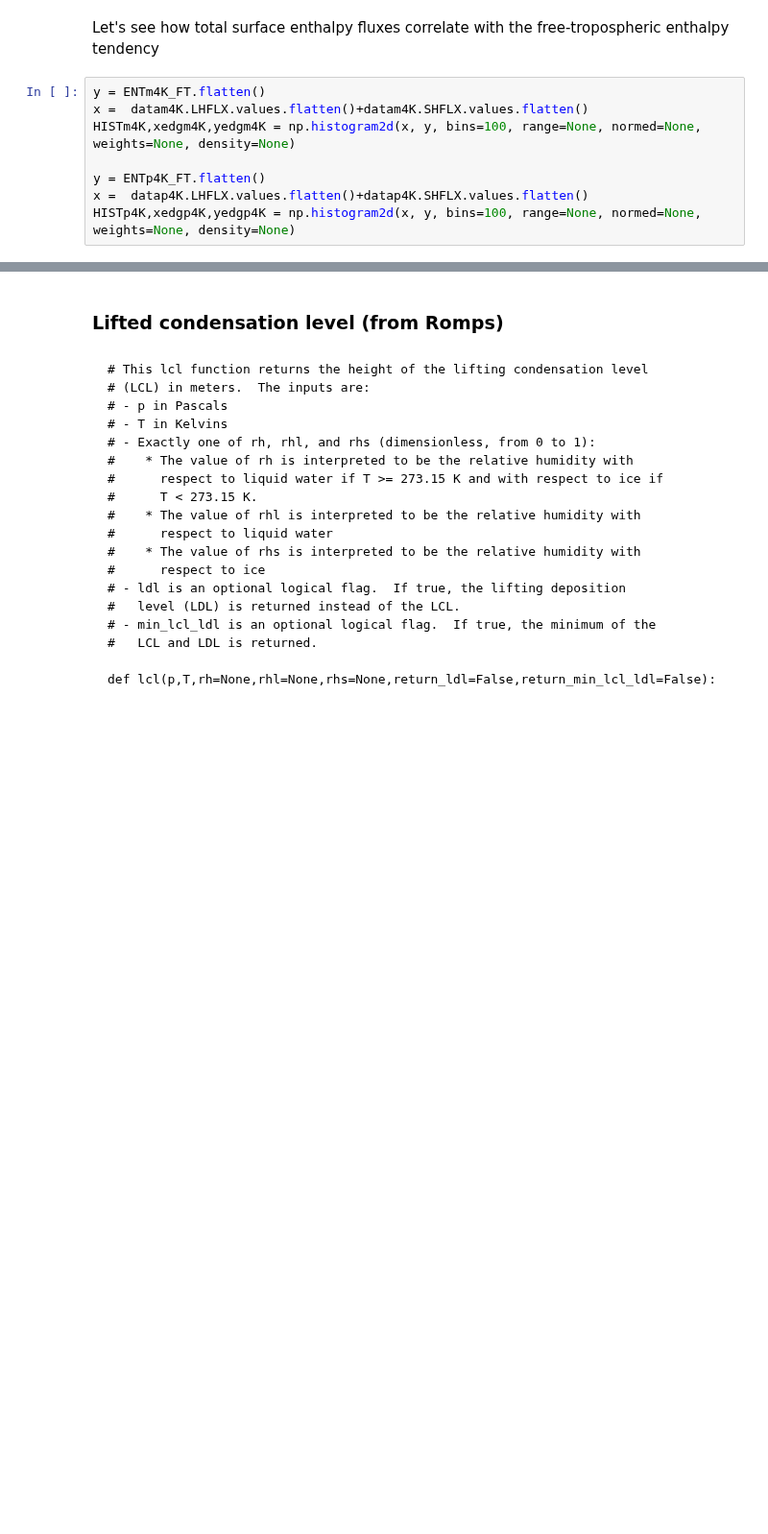
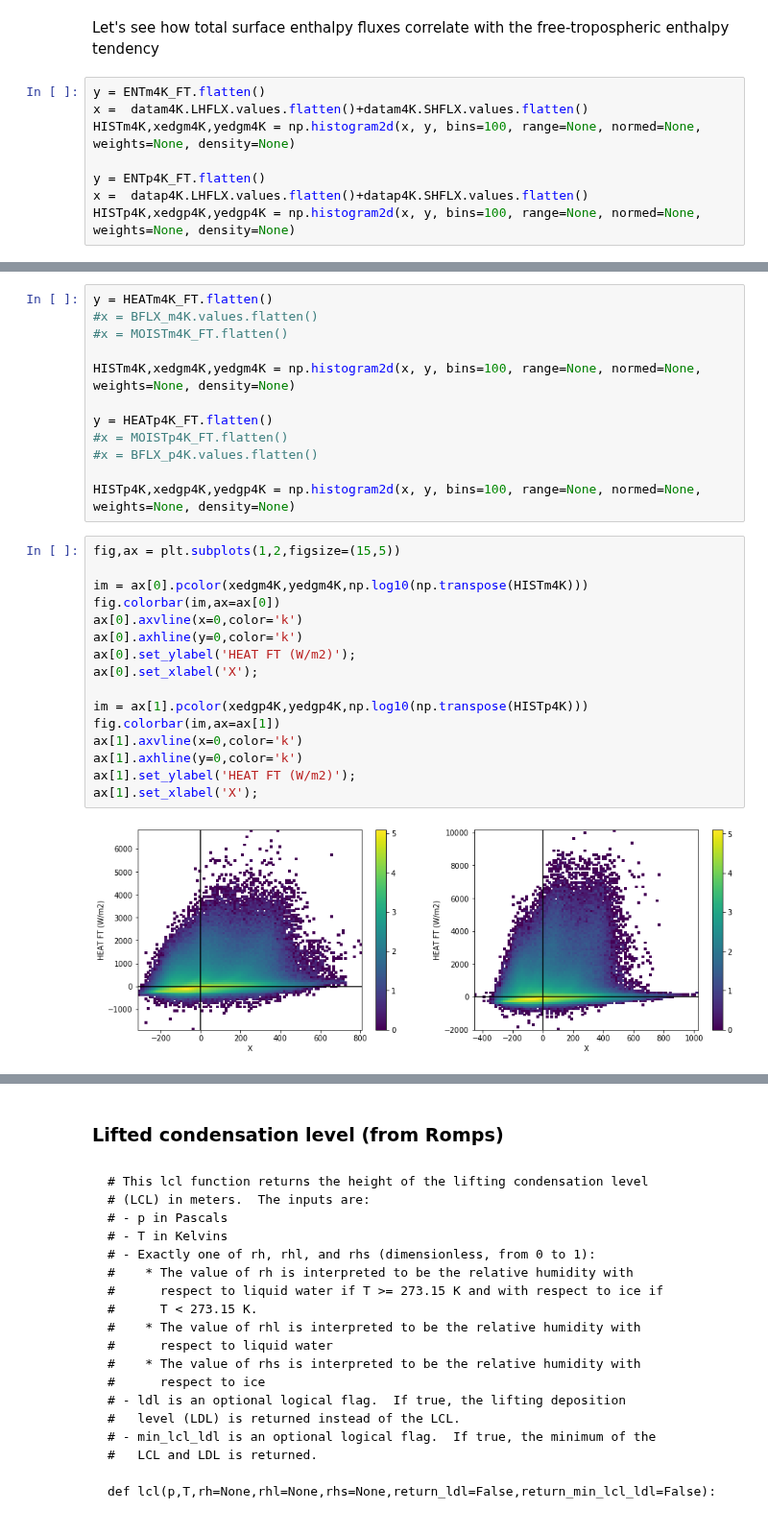
Before and after one commit to wallingTACC/CBRAIN-CAM, a Jupyter notebook: notebooks/tbeucler_devlog/038_Output_normalization_Buoyancy_separation.ipynb, the cells around one changed output, grey strips where cells are left out. Shown at 96% size. Drawn from its saved outputs; the diff is of its cells as text; blank space fills up the shorter version.

```diff
--- a/notebooks/tbeucler_devlog/038_Output_normalization_Buoyancy_separation.ipynb
+++ b/notebooks/tbeucler_devlog/038_Output_normalization_Buoyancy_separation.ipynb
@@ -366,0 +437,30 @@ ax[1].set_xlabel('SEF (W/m2)');
+# %%
+y = HEATm4K_FT.flatten()
+#x = BFLX_m4K.values.flatten()
+#x = MOISTm4K_FT.flatten()
+
+HISTm4K,xedgm4K,yedgm4K = np.histogram2d(x, y, bins=100, range=None, normed=None, weights=None, density=None)
+
+y = HEATp4K_FT.flatten()
+#x = MOISTp4K_FT.flatten()
+#x = BFLX_p4K.values.flatten()
+
+HISTp4K,xedgp4K,yedgp4K = np.histogram2d(x, y, bins=100, range=None, normed=None, weights=None, density=None)
+# %%
+fig,ax = plt.subplots(1,2,figsize=(15,5))
+
+im = ax[0].pcolor(xedgm4K,yedgm4K,np.log10(np.transpose(HISTm4K)))
+fig.colorbar(im,ax=ax[0])
+ax[0].axvline(x=0,color='k')
+ax[0].axhline(y=0,color='k')
+ax[0].set_ylabel('HEAT FT (W/m2)');
+ax[0].set_xlabel('X');
+
+im = ax[1].pcolor(xedgp4K,yedgp4K,np.log10(np.transpose(HISTp4K)))
+fig.colorbar(im,ax=ax[1])
+ax[1].axvline(x=0,color='k')
+ax[1].axhline(y=0,color='k')
+ax[1].set_ylabel('HEAT FT (W/m2)');
+ax[1].set_xlabel('X');
+# %% [output]
+[figure, added]
```
Also changed, not shown: parts of 48 cells of this notebook.
